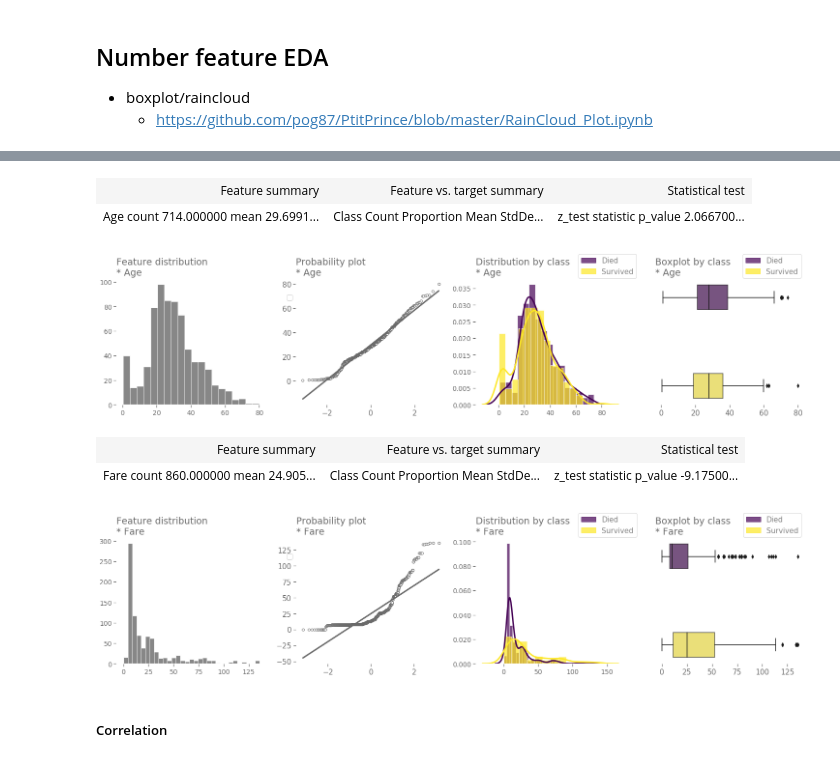
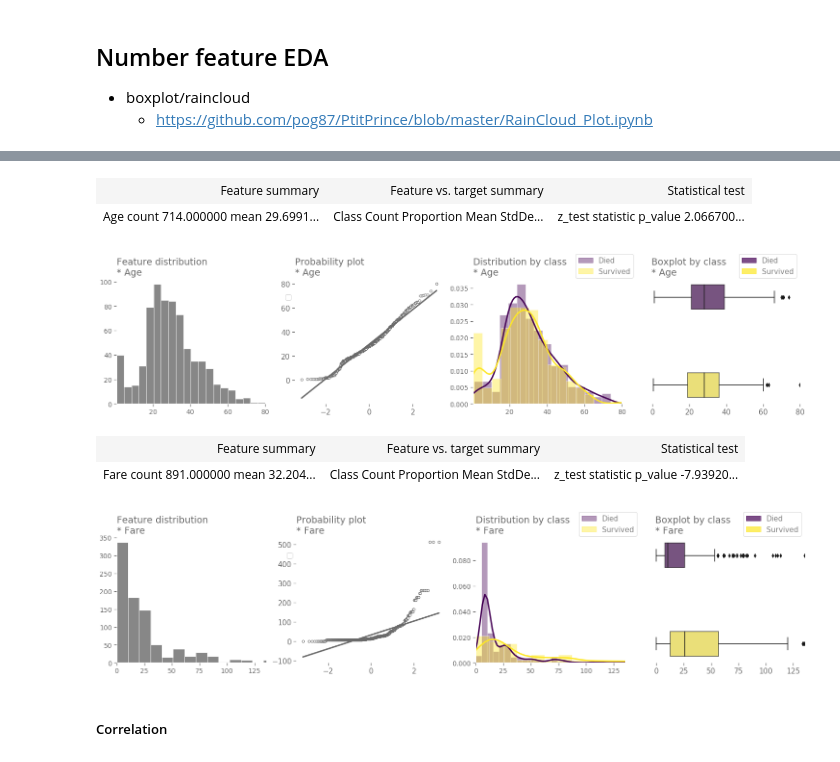
Before and after one commit to sudhu26/data-science-portfolio, a Jupyter notebook: kaggle/Titanic/kernel.ipynb, the cells around one changed output, grey strips where cells are left out. Cells and saved outputs as stored; diff of their text form; code cells hidden in the pictures.

```diff
--- a/kaggle/Titanic/kernel.ipynb
+++ b/kaggle/Titanic/kernel.ipynb
@@ -208,6 +208,6 @@ valid = mlm.Machine(
 # %% [markdown]
 <a id = 'category-feature-EDA'></a>
 # %%
-# # number features
-# for feature in train.feature_by_type["category"]:
-#     train.eda_cat_target_cat_feat(feature=feature, level_count_cap=10, legend_labels=["Died","Survived"])
+# number features
+for feature in train.feature_by_type["category"]:
+    train.eda_cat_target_cat_feat(feature=feature, level_count_cap=10, legend_labels=["Died","Survived"])
@@ -214,4 +224,4 @@ valid = mlm.Machine(
 # %%
-# # number features
-# for feature in train.feature_by_type["count"]:
-#     train.eda_cat_target_cat_feat(feature=feature, level_count_cap=10, legend_labels=["Died","Survived"])
+# number features
+for feature in train.feature_by_type["count"]:
+    train.eda_cat_target_cat_feat(feature=feature, level_count_cap=10, legend_labels=["Died","Survived"])
@@ -225,14 +242,14 @@ valid = mlm.Machine(
 # %%
 # number features
 for feature in train.feature_by_type["continuous"]:
-    train.eda_cat_target_num_feat(feature=feature, legend_labels=["Died","Survived"])
+    train.eda_cat_target_num_feat(feature=feature, outliers_out_of_scope=5, legend_labels=["Died","Survived"])
 # %% [output]
 | Feature summary | Feature vs. target summary | Statistical test |
 | Age count 714.000000 mean 29.6991... | Class Count Proportion Mean StdDe... | z_test statistic p_value 2.066700... |
-[figure, old version]
+[figure, new version]
 | Feature summary | Feature vs. target summary | Statistical test |
-| Fare count 860.000000 mean 24.905... | Class Count Proportion Mean StdDe... | z_test statistic p_value -9.17500... |
+| Fare count 891.000000 mean 32.204... | Class Count Proportion Mean StdDe... | z_test statistic p_value -7.93920... |
-[figure, old version]
+[figure, new version]
 # %% [markdown]
 ##### Correlation
 # %%
```
Also changed, not shown: parts of 25 cells of this notebook.
